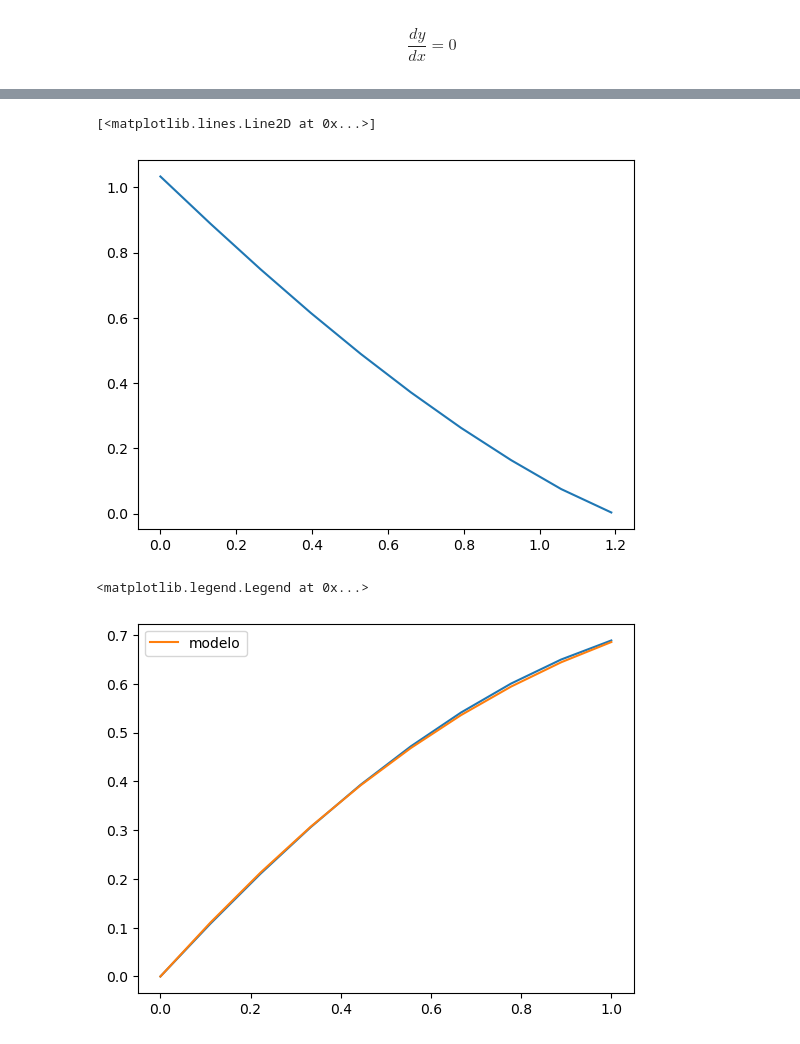
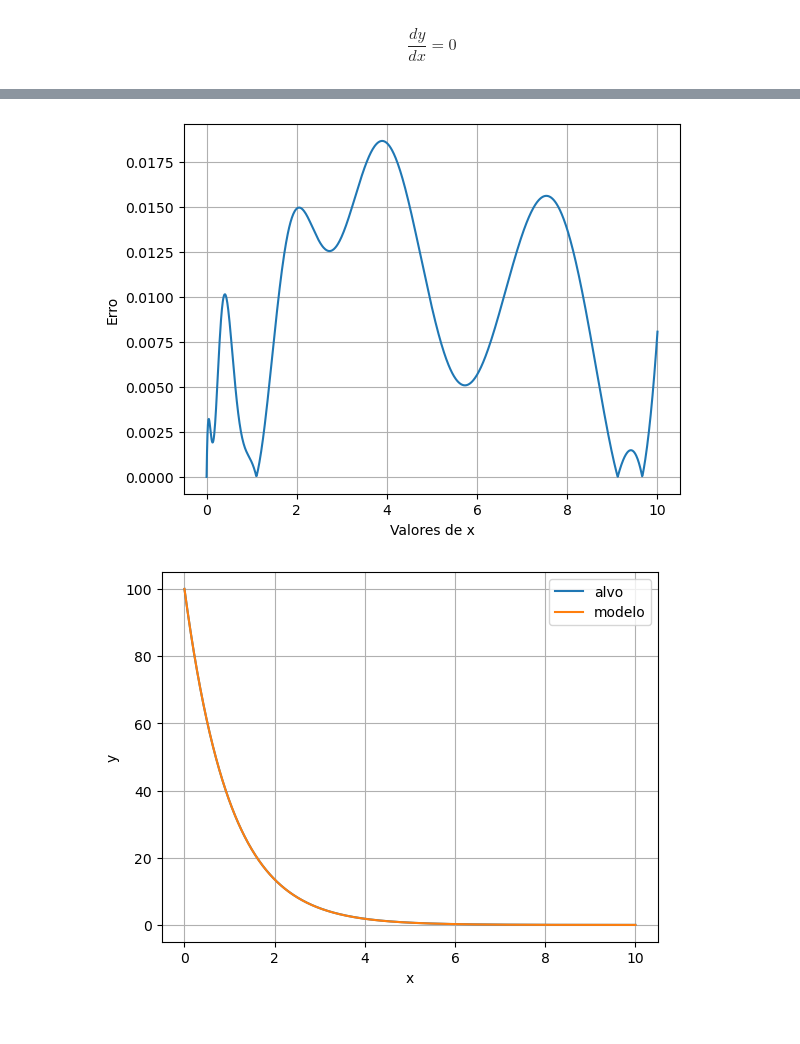
Before and after one commit to mickpires/machine-learning, a Jupyter notebook: codigos/tensorflow_learning/edo.ipynb, the cells around one changed output, grey strips where cells are left out. Cells and saved outputs as stored; diff of their text form; code cells hidden in the pictures.

```diff
--- a/codigos/tensorflow_learning/edo.ipynb
+++ b/codigos/tensorflow_learning/edo.ipynb
@@ -2,0 +10,6 @@ $$\frac{dy}{dx} = 0$$
+# %%
+independent_variable = sy.symbols('x')
+dependent_variable = sy.Function('y')(independent_variable)
+dydx = sy.Derivative(dependent_variable,independent_variable)
+eq = sy.Equality(dydx,-dependent_variable)
+eq
@@ -3,15 +18,19 @@ $$\frac{dy}{dx} = 0$$
+# %%
+@tf.function
+def trial_solution(net_output:tf.Tensor,x:tf.Tensor,ci:tf.Tensor):
+    x0,y0 = ci[0],ci[1]
+    return y0 + (x-x0)*net_output
 # %%
-import tensorflow as tf
-from tensorflow import keras
-import numpy as np
-import matplotlib.pyplot as plt
-from edo import EDOModel
-
-
-model = EDOModel(activations='sigmoid',denses=10)
-full_size=10
+model = EDOModel(activations='sigmoid',
+                 dependent_variable=dependent_variable,
+                 independent_variable=independent_variable,
+                 trial_solution=trial_solution,
+                 ci=[0,100],
+                 edo_eq=eq,
+                 denses=100)
+full_size=1000
 model.compile(optimizer=keras.optimizers.Adam(learning_rate=1e-3))
-x = tf.cast(tf.linspace(0,1,full_size)[:,tf.newaxis],dtype=tf.float64)
-y = tf.exp(-x/5)*tf.sin(x)
-model.fit(x,y,epochs=5000)
+x = tf.cast(tf.linspace(0,10,full_size)[:,tf.newaxis],dtype=tf.float64)
+y = 100*tf.exp(-x)
+model.fit(x,y,epochs=1000)
 # %% [output]
@@ -56,12 +95,18 @@ array([[0.        ],
 # %%
-plt.plot(np.linspace(np.min(y),np.max(y)+.5,full_size),tf.math.abs(model.predict(x)-y))
+plt.plot(np.linspace(np.min(x),np.max(x),full_size),tf.math.abs(model.predict(x)-y))
+plt.xlabel('Valores de x')
+plt.ylabel('Erro')
+plt.grid()
+plt.savefig('imagens/erro_decaimento')
 # %% [output]
-[<matplotlib.lines.Line2D at 0x...>]
-[figure, old version]
+[figure, new version]
 # %%
-plt.plot(x,tf.exp(-x/5)*tf.sin(x))
-plt.plot(x,x*model.predict(x),label='modelo')
+plt.plot(x,y,label='alvo')
+plt.plot(x,model(x),label='modelo')
 plt.legend()
+plt.xlabel('x')
+plt.ylabel('y')
+plt.grid()
+plt.savefig('imagens/solução_decaimento')
 # %% [output]
-<matplotlib.legend.Legend at 0x...>
-[figure, old version]
+[figure, new version]
```
Also changed, not shown: parts of 7 cells of this notebook, 4 other files.
